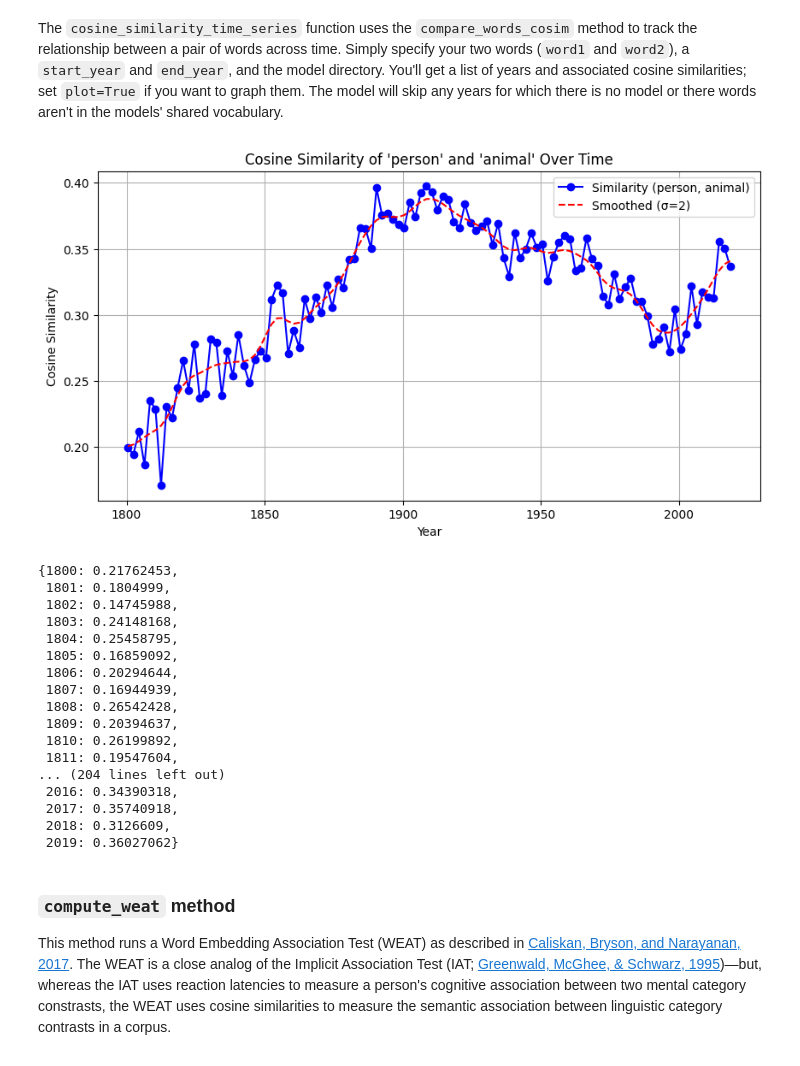
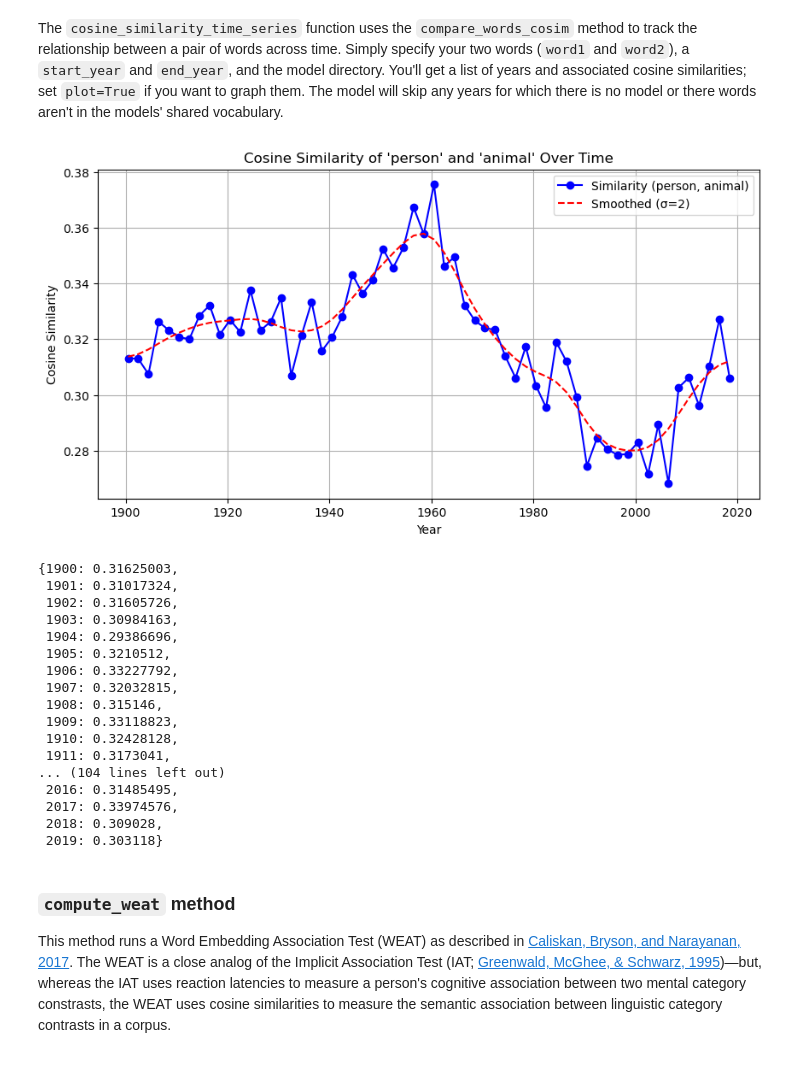
Before and after one commit to eric-d-knowles/ngram-prep, a Jupyter notebook: notebooks/workflow_analyze_change.ipynb, the cells around one changed output. Cells and saved outputs as stored; diff of their text form; code cells hidden in the pictures.

```diff
--- a/notebooks/workflow_analyze_change.ipynb
+++ b/notebooks/workflow_analyze_change.ipynb
@@ -188,33 +125,33 @@ The `cosine_similarity_time_series` function uses the `compare_words_cosim` meth
 # %%
 cosine_similarity_over_years(
     word1='person',
     word2='animal',
-    start_year=1800,
+    start_year=1900,
     end_year=2019,
     model_dir=f'{model_path}',
     plot=2,
     smooth=True,
     sigma=2
 )
 # %% [output]
-[figure, old version]
+[figure, new version]
-{1800: 0.21762453,
- 1801: 0.1804999,
- 1802: 0.14745988,
- 1803: 0.24148168,
- 1804: 0.25458795,
- 1805: 0.16859092,
- 1806: 0.20294644,
- 1807: 0.16944939,
- 1808: 0.26542428,
- 1809: 0.20394637,
- 1810: 0.26199892,
- 1811: 0.19547604,
-... (204 lines left out)
- 2016: 0.34390318,
- 2017: 0.35740918,
- 2018: 0.3126609,
- 2019: 0.36027062}
+{1900: 0.31625003,
+ 1901: 0.31017324,
+ 1902: 0.31605726,
+ 1903: 0.30984163,
+ 1904: 0.29386696,
+ 1905: 0.3210512,
+ 1906: 0.33227792,
+ 1907: 0.32032815,
+ 1908: 0.315146,
+ 1909: 0.33118823,
+ 1910: 0.32428128,
+ 1911: 0.3173041,
+... (104 lines left out)
+ 2016: 0.31485495,
+ 2017: 0.33974576,
+ 2018: 0.309028,
+ 2019: 0.303118}
 # %% [markdown]
 ### `compute_weat` method
 This method runs a Word Embedding Association Test (WEAT) as described in [Caliskan, Bryson, and Narayanan, 2017](https://www.science.org/doi/10.1126/science.aal4230). The WEAT is a close analog of the Implicit Association Test (IAT; [Greenwald, McGhee, & Schwarz, 1995](https://psycnet.apa.org/record/1998-02892-004))—but, whereas the IAT uses reaction latencies to measure a person's cognitive association between two mental category constrasts, the WEAT uses cosine similarities to measure the semantic association between linguistic category contrasts in a corpus.
```
Also changed, not shown: parts of 15 cells of this notebook, 10 other files.
